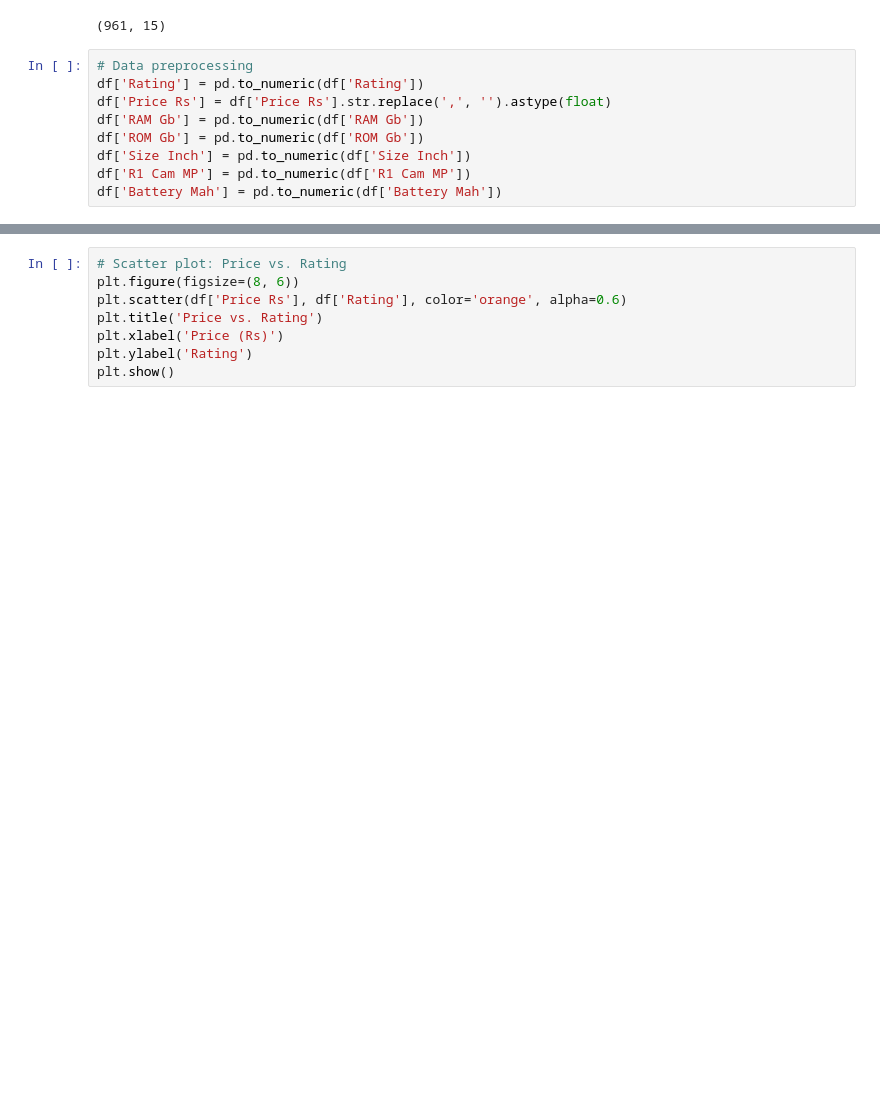
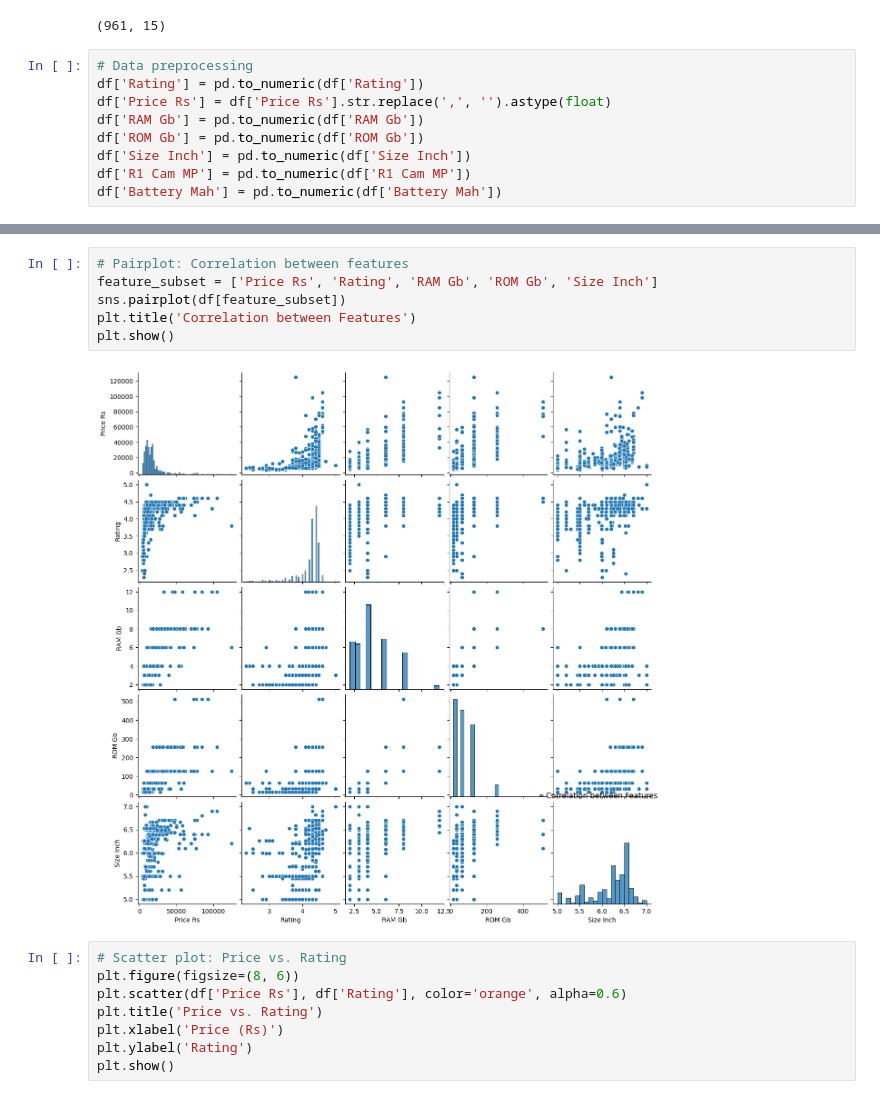
Before and after one commit to sivasriharshapulipati/Mobile-recommondation-sys, a Jupyter notebook: Mobile_Phone_Recommender.ipynb, the cells around one changed output, grey strips where cells are left out. Drawn from its saved outputs; the diff is of its cells as text; blank space fills up the shorter version.

```diff
--- a/Mobile_Phone_Recommender.ipynb
+++ b/Mobile_Phone_Recommender.ipynb
@@ -114,3 +83,11 @@ plt.show()
+# %%
+# Pairplot: Correlation between features
+feature_subset = ['Price Rs', 'Rating', 'RAM Gb', 'ROM Gb', 'Size Inch']
+sns.pairplot(df[feature_subset])
+plt.title('Correlation between Features')
+plt.show()
+# %% [output]
+[figure, added]
 # %%
 # Scatter plot: Price vs. Rating
 plt.figure(figsize=(8, 6))
```
Also changed, not shown: parts of 18 cells of this notebook.
